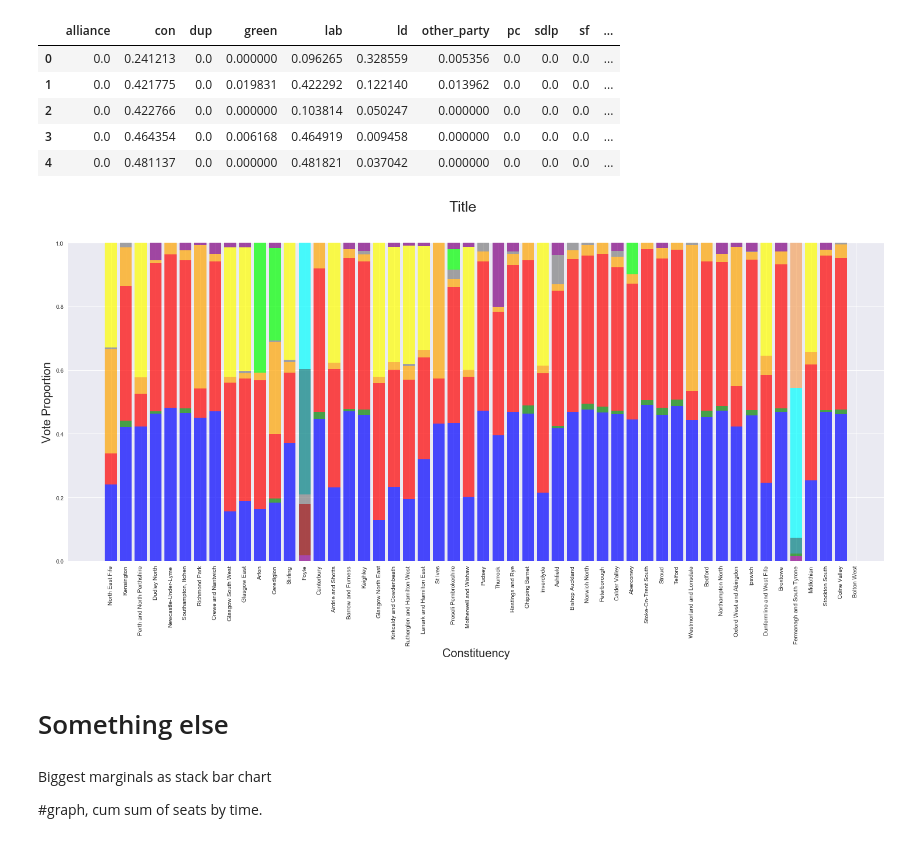
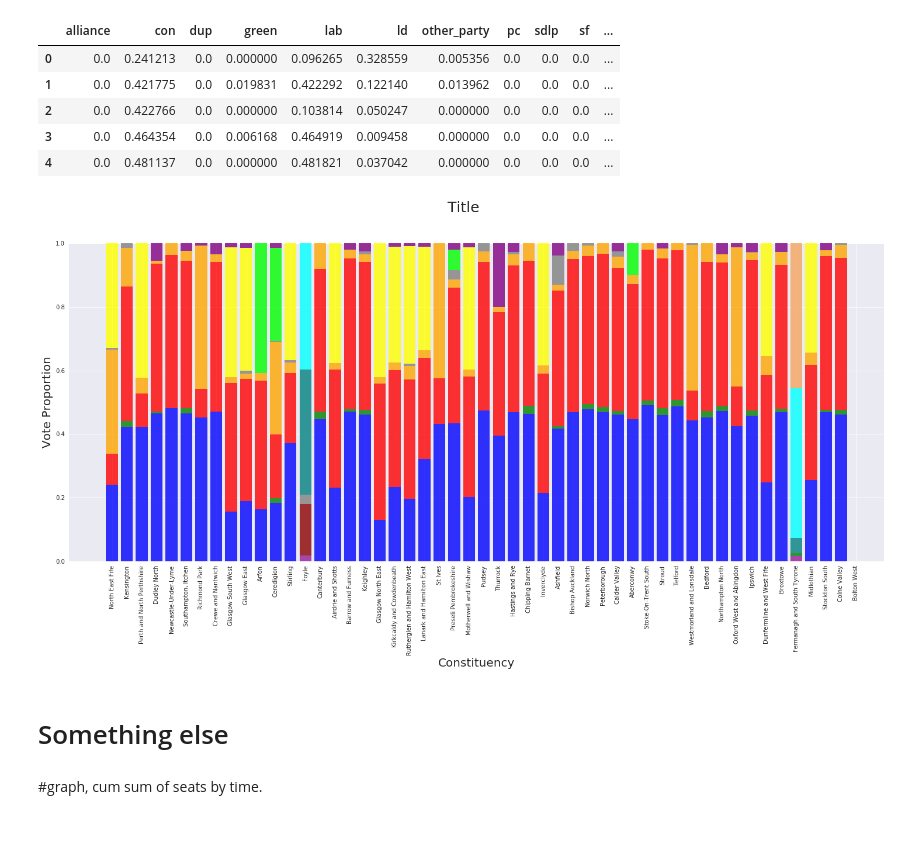
Before and after one commit to madden1706/GE2017, a Jupyter notebook: GE2017_2.ipynb, the cells around one changed output. Cells and saved outputs as stored; diff of their text form; code cells hidden in the pictures.

```diff
--- a/GE2017_2.ipynb
+++ b/GE2017_2.ipynb
@@ -483,29 +505,33 @@ marginal_proportion_merge.head()
 | 3 | 0.0 | 0.464354 | 0.0 | 0.006168 | 0.464919 | 0.009458 | 0.000000 | 0.0 | 0.0 | 0.0 | ... |
 | 4 | 0.0 | 0.481137 | 0.0 | 0.000000 | 0.481821 | 0.037042 | 0.000000 | 0.0 | 0.0 | 0.0 | ... |
 # %%
+
+
+
+
 f, ax = plt.subplots(figsize=(25,10))
 ax.bar(marginal_proportion_merge.index[0:50], marginal_proportion_merge.iloc[0:50, 0], color = colours[0], alpha = 0.7 )
 f.suptitle("Title", size=25)
 ax.set_xlabel("Constituency", size=20)
 ax.set_ylabel("Vote Proportion", size=20)
 ax.set_ylim(bottom=0, top=1)
 plt.xticks(np.arange(51), marginal_proportion_merge.loc[0:50, "constituency_name"])
 ax.tick_params(axis='x', rotation=90)
 
 marginal_t = marginal_proportion_merge.transpose()
 
 
 for make_graph in range(1, len(marginal.columns)-2):
     bottom_value = marginal_t.iloc[ :make_graph, 0:50].sum(axis=0)
     #print(bottom_value)
     ax.bar(marginal_proportion_merge.index[0:50], height = marginal_proportion_merge.iloc[0:50, make_graph],
-           bottom=bottom_value, color = colours[make_graph], alpha = 0.7  )
+           bottom=bottom_value, color = colours[make_graph], alpha = 0.8  )
 
 
 
 
 #plot the winner in -ve space as a 0.05 block of colour. as a subplot, also plot majority as inverse below. legend to the right
 # %% [output]
-[figure, old version]
+[figure, new version]
 # %% [markdown]
 # Something else
@@ -523,4 +538,3 @@ cb.set_label('counts in bin');
 # %% [markdown]
-Biggest marginals as stack bar chart
 
 #graph, cum sum of seats by time.
```
Also changed, not shown: parts of 28 cells of this notebook.
